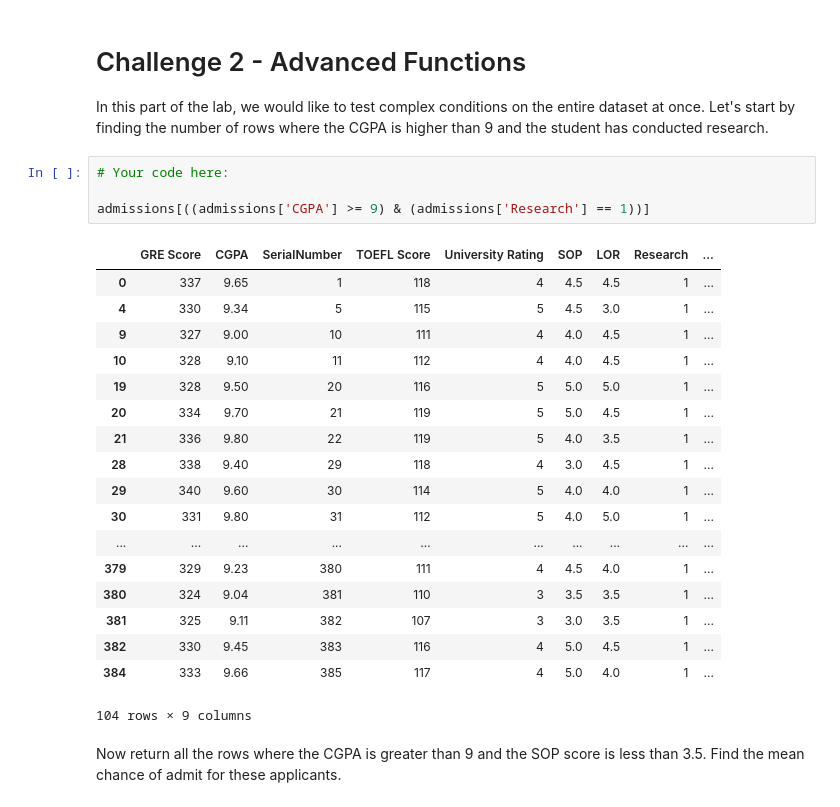
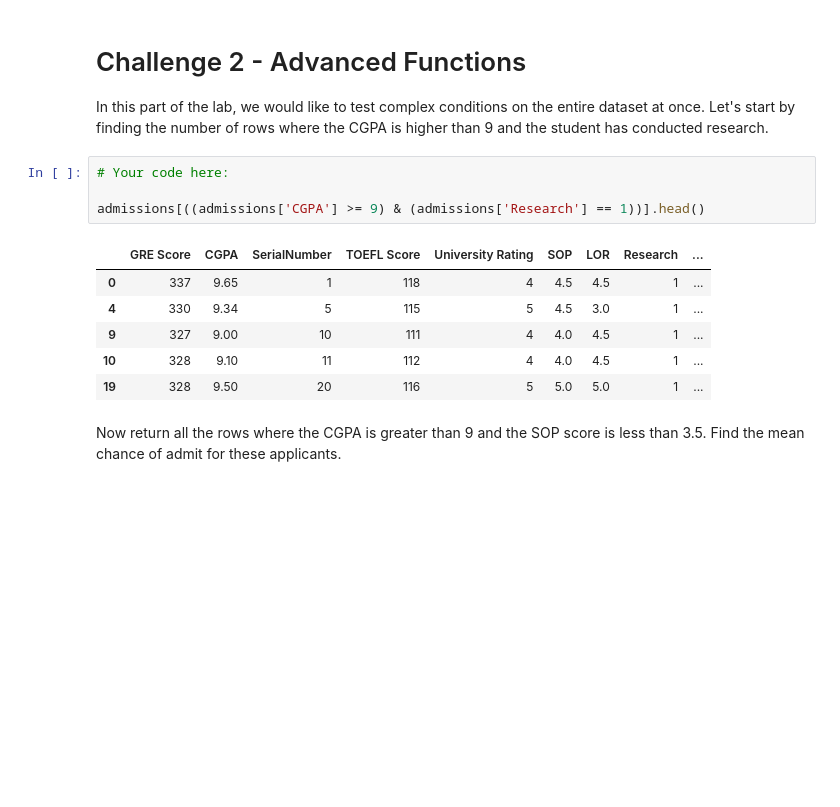
Before and after one commit to Laura-Foulon/data-labs, a Jupyter notebook: module-2/lab-advanced-pandas/your-code/main.ipynb, the cells around one changed output. Drawn from its saved outputs; the diff is of its cells as text; blank space fills up the shorter version.

```diff
--- a/module-2/lab-advanced-pandas/your-code/main.ipynb
+++ b/module-2/lab-advanced-pandas/your-code/main.ipynb
@@ -131,26 +131,14 @@ In this part of the lab, we would like to test complex conditions on the entire
 # %%
 # Your code here:
 
-admissions[((admissions['CGPA'] >= 9) & (admissions['Research'] == 1))]
+admissions[((admissions['CGPA'] >= 9) & (admissions['Research'] == 1))].head()
 # %% [output]
 |  | GRE Score | CGPA | SerialNumber | TOEFL Score | University Rating | SOP | LOR | Research | ... |
 | 0 | 337 | 9.65 | 1 | 118 | 4 | 4.5 | 4.5 | 1 | ... |
 | 4 | 330 | 9.34 | 5 | 115 | 5 | 4.5 | 3.0 | 1 | ... |
 | 9 | 327 | 9.00 | 10 | 111 | 4 | 4.0 | 4.5 | 1 | ... |
 | 10 | 328 | 9.10 | 11 | 112 | 4 | 4.0 | 4.5 | 1 | ... |
 | 19 | 328 | 9.50 | 20 | 116 | 5 | 5.0 | 5.0 | 1 | ... |
-| 20 | 334 | 9.70 | 21 | 119 | 5 | 5.0 | 4.5 | 1 | ... |
-| 21 | 336 | 9.80 | 22 | 119 | 5 | 4.0 | 3.5 | 1 | ... |
-| 28 | 338 | 9.40 | 29 | 118 | 4 | 3.0 | 4.5 | 1 | ... |
-| 29 | 340 | 9.60 | 30 | 114 | 5 | 4.0 | 4.0 | 1 | ... |
-| 30 | 331 | 9.80 | 31 | 112 | 5 | 4.0 | 5.0 | 1 | ... |
-| ... | ... | ... | ... | ... | ... | ... | ... | ... | ... |
-| 379 | 329 | 9.23 | 380 | 111 | 4 | 4.5 | 4.0 | 1 | ... |
-| 380 | 324 | 9.04 | 381 | 110 | 3 | 3.5 | 3.5 | 1 | ... |
-| 381 | 325 | 9.11 | 382 | 107 | 3 | 3.0 | 3.5 | 1 | ... |
-| 382 | 330 | 9.45 | 383 | 116 | 4 | 5.0 | 4.5 | 1 | ... |
-| 384 | 333 | 9.66 | 385 | 117 | 4 | 5.0 | 4.0 | 1 | ... |
-104 rows × 9 columns
 # %% [markdown]
 Now return all the rows where the CGPA is greater than 9 and the SOP score is less than 3.5. Find the mean chance of admit for these applicants.
 # %%
```
Also changed, not shown: parts of 13 cells of this notebook, 4 other files.
